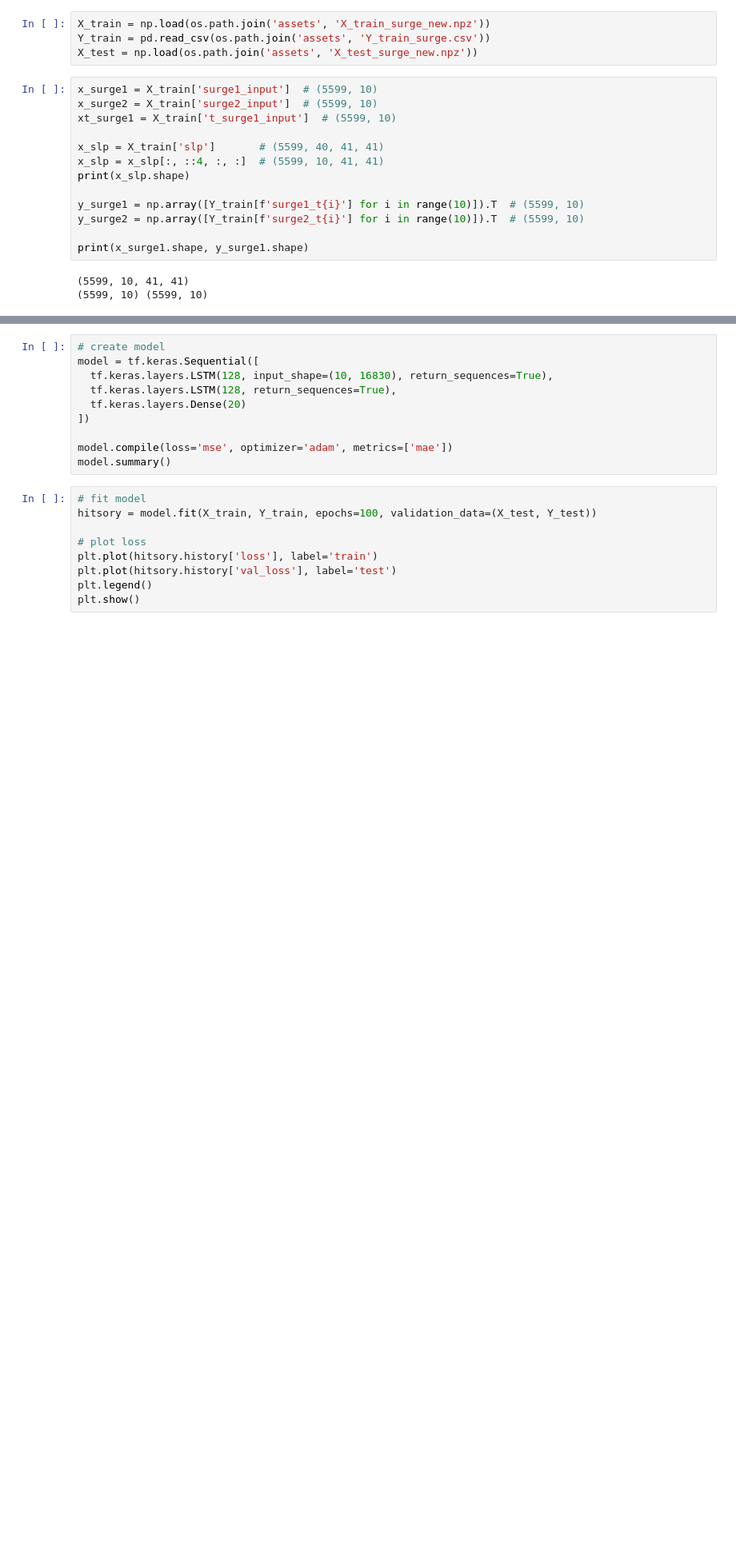
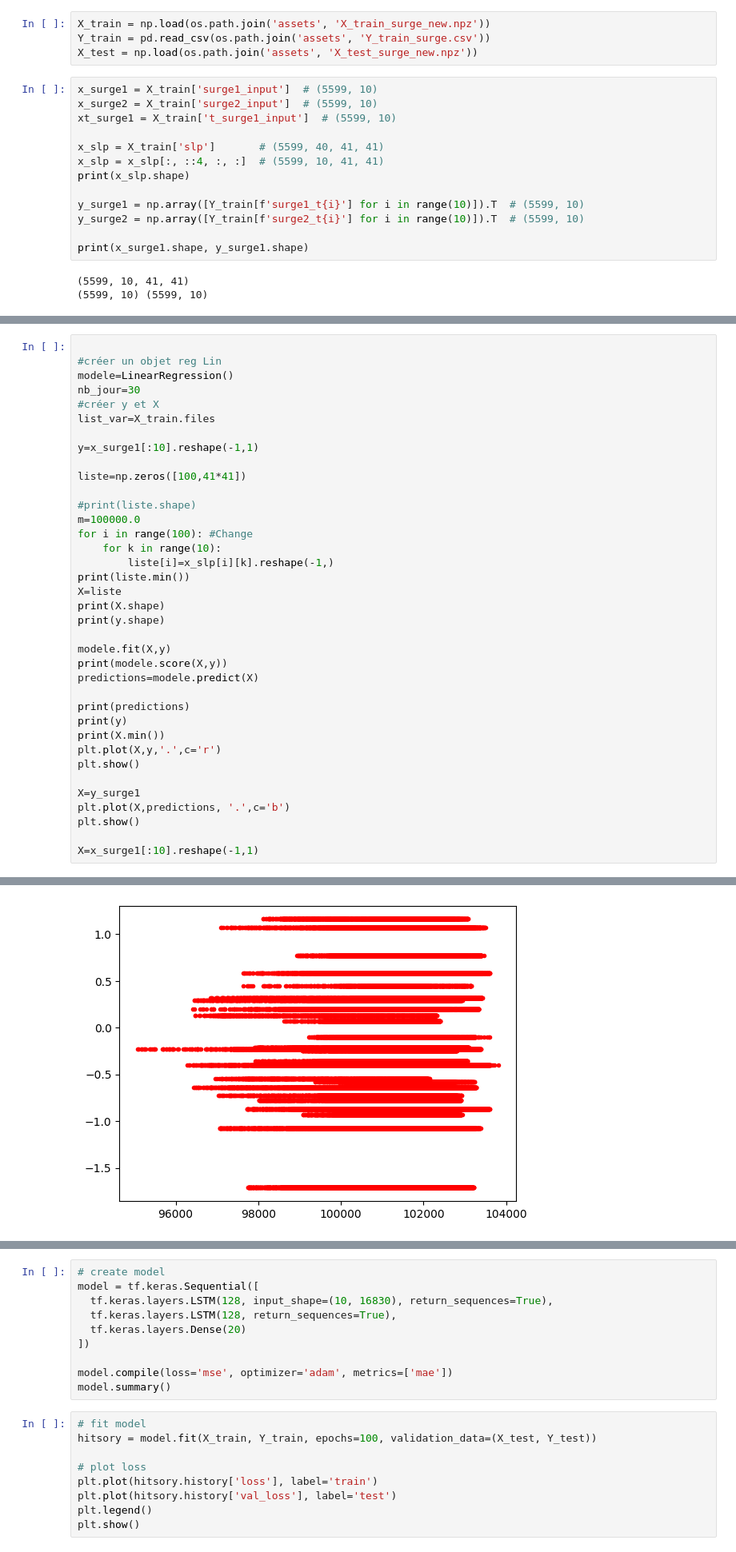
Before and after one commit to Entador/can-you-predict-the-tide, a Jupyter notebook: prediction_new.ipynb, the cells around one changed output, grey strips where cells are left out. Shown at 80% size. Drawn from its saved outputs; the diff is of its cells as text; blank space fills up the shorter version.

```diff
--- a/prediction_new.ipynb
+++ b/prediction_new.ipynb
@@ -65,0 +143,38 @@ plt.plot(X,predictions, '.', c='b')
+# %%
+
+#créer un objet reg Lin
+modele=LinearRegression()
+nb_jour=30
+#créer y et X
+list_var=X_train.files
+
+y=x_surge1[:10].reshape(-1,1)
+
+liste=np.zeros([100,41*41])
+
+#print(liste.shape)
+m=100000.0
+for i in range(100): #Change
+    for k in range(10):
+        liste[i]=x_slp[i][k].reshape(-1,)
+print(liste.min())
+X=liste
+print(X.shape)
+print(y.shape)
+
+modele.fit(X,y)
+print(modele.score(X,y))
+predictions=modele.predict(X)
+
+print(predictions)
+print(y)
+print(X.min())
+plt.plot(X,y,'.',c='r')
+plt.show()
+
+X=y_surge1
+plt.plot(X,predictions, '.',c='b')
+plt.show()
+
+X=x_surge1[:10].reshape(-1,1)
+# %% [output]
@@ -65,0 +198 @@ plt.plot(X,predictions, '.', c='b')
+[figure, added]
```
Also changed, not shown: parts of 6 cells of this notebook.
